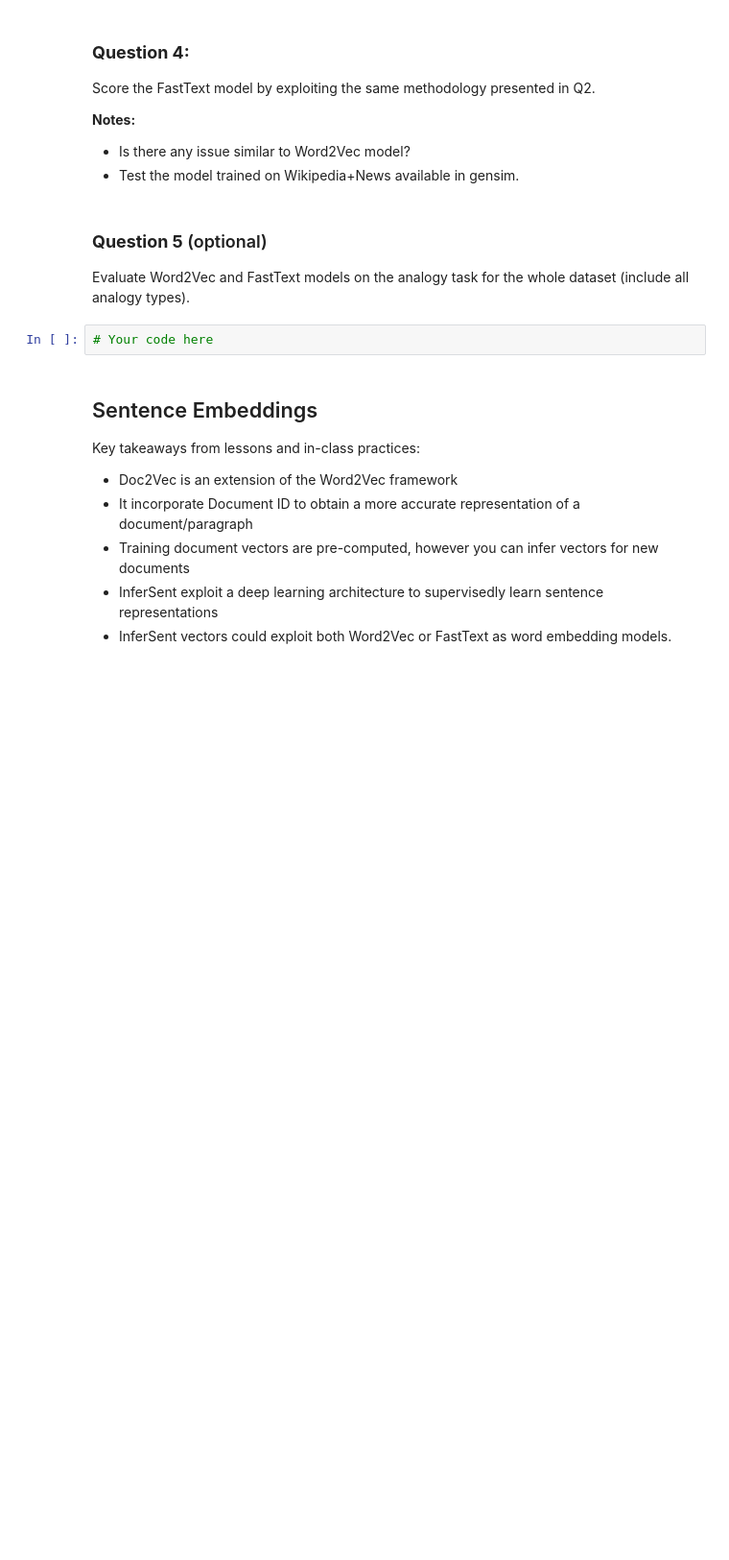
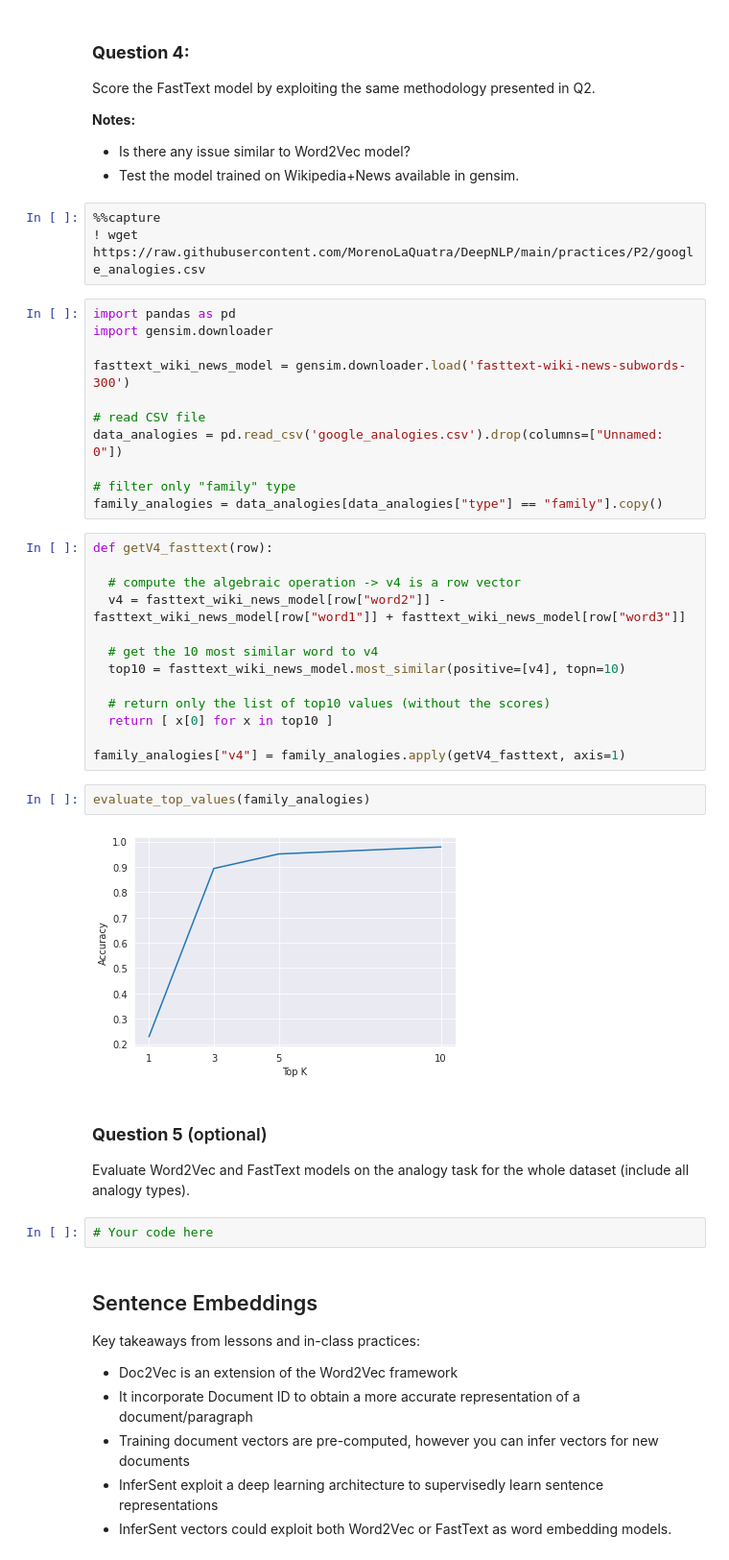
Before and after one commit to francescodisalvo05/polito-deep-nlp, a Jupyter notebook: Labs/Lab_02_Word_and_Sentence_Embeddings.ipynb, the cells around one changed output. Shown at 96% size. Drawn from its saved outputs; the diff is of its cells as text; blank space fills up the shorter version.

```diff
--- a/Labs/Lab_02_Word_and_Sentence_Embeddings.ipynb
+++ b/Labs/Lab_02_Word_and_Sentence_Embeddings.ipynb
@@ -179,6 +189,37 @@ Score the FastText model by exploiting the same methodology presented in Q2.
 **Notes:**
 - Is there any issue similar to Word2Vec model?
 - Test the model trained on Wikipedia+News available in gensim.
+# %%
+%%capture
+! wget https://raw.githubusercontent.com/MorenoLaQuatra/DeepNLP/main/practices/P2/google_analogies.csv
+# %%
+import pandas as pd
+import gensim.downloader
+
+fasttext_wiki_news_model = gensim.downloader.load('fasttext-wiki-news-subwords-300')
+
+# read CSV file
+data_analogies = pd.read_csv('google_analogies.csv').drop(columns=["Unnamed: 0"])
+
+# filter only "family" type
+family_analogies = data_analogies[data_analogies["type"] == "family"].copy()
+# %%
+def getV4_fasttext(row):
+
+  # compute the algebraic operation -> v4 is a row vector
+  v4 = fasttext_wiki_news_model[row["word2"]] - fasttext_wiki_news_model[row["word1"]] + fasttext_wiki_news_model[row["word3"]]
+
+  # get the 10 most similar word to v4
+  top10 = fasttext_wiki_news_model.most_similar(positive=[v4], topn=10)
+
+  # return only the list of top10 values (without the scores)
+  return [ x[0] for x in top10 ]
+
+family_analogies["v4"] = family_analogies.apply(getV4_fasttext, axis=1)
+# %%
+evaluate_top_values(family_analogies)
+# %% [output]
+[figure, added]
 # %% [markdown]
 ### **Question 5** (optional)
 Evaluate Word2Vec and FastText models  on the analogy task for the whole dataset (include all analogy types).
```
Also changed, not shown: parts of 8 cells of this notebook.
